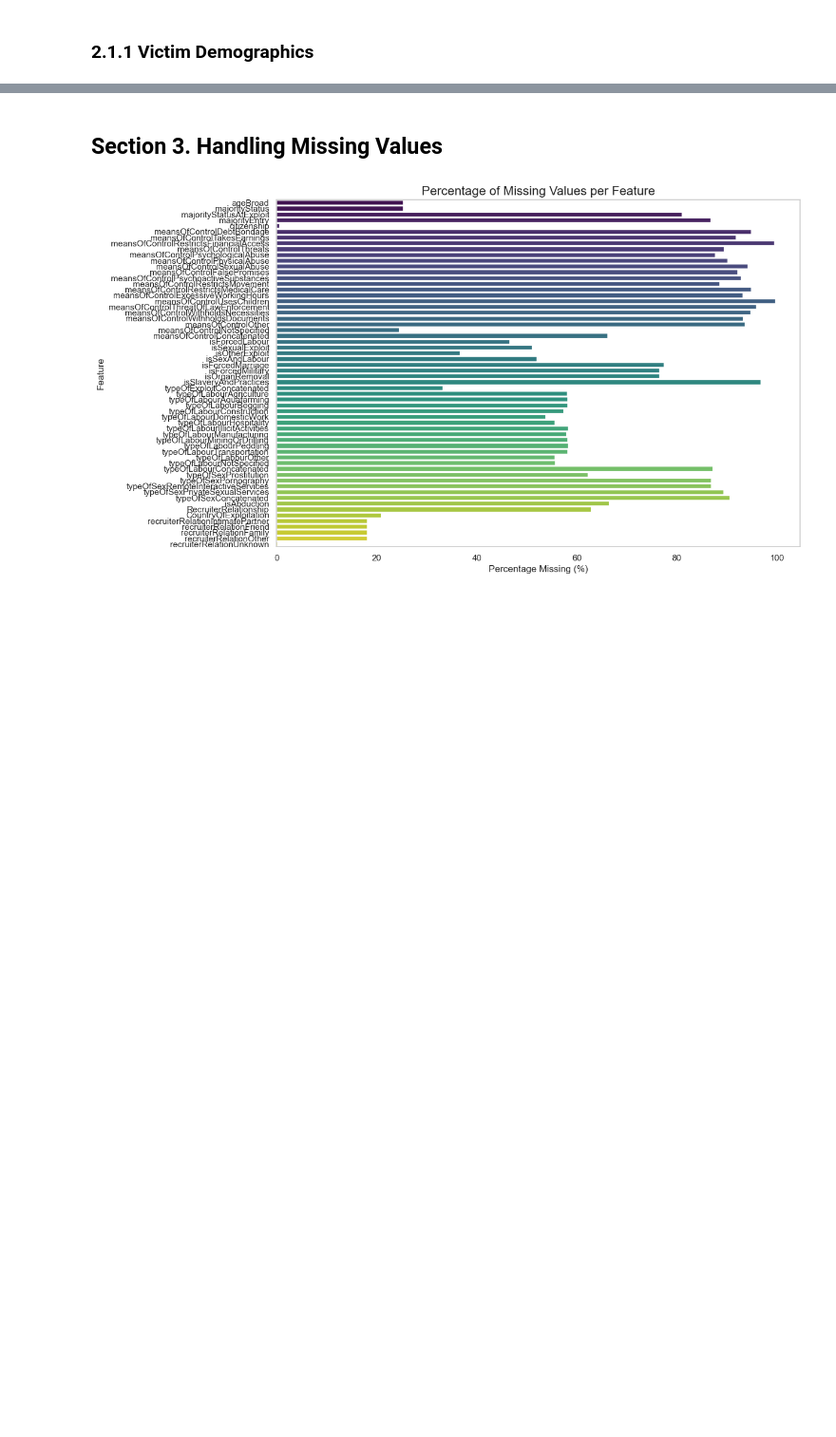
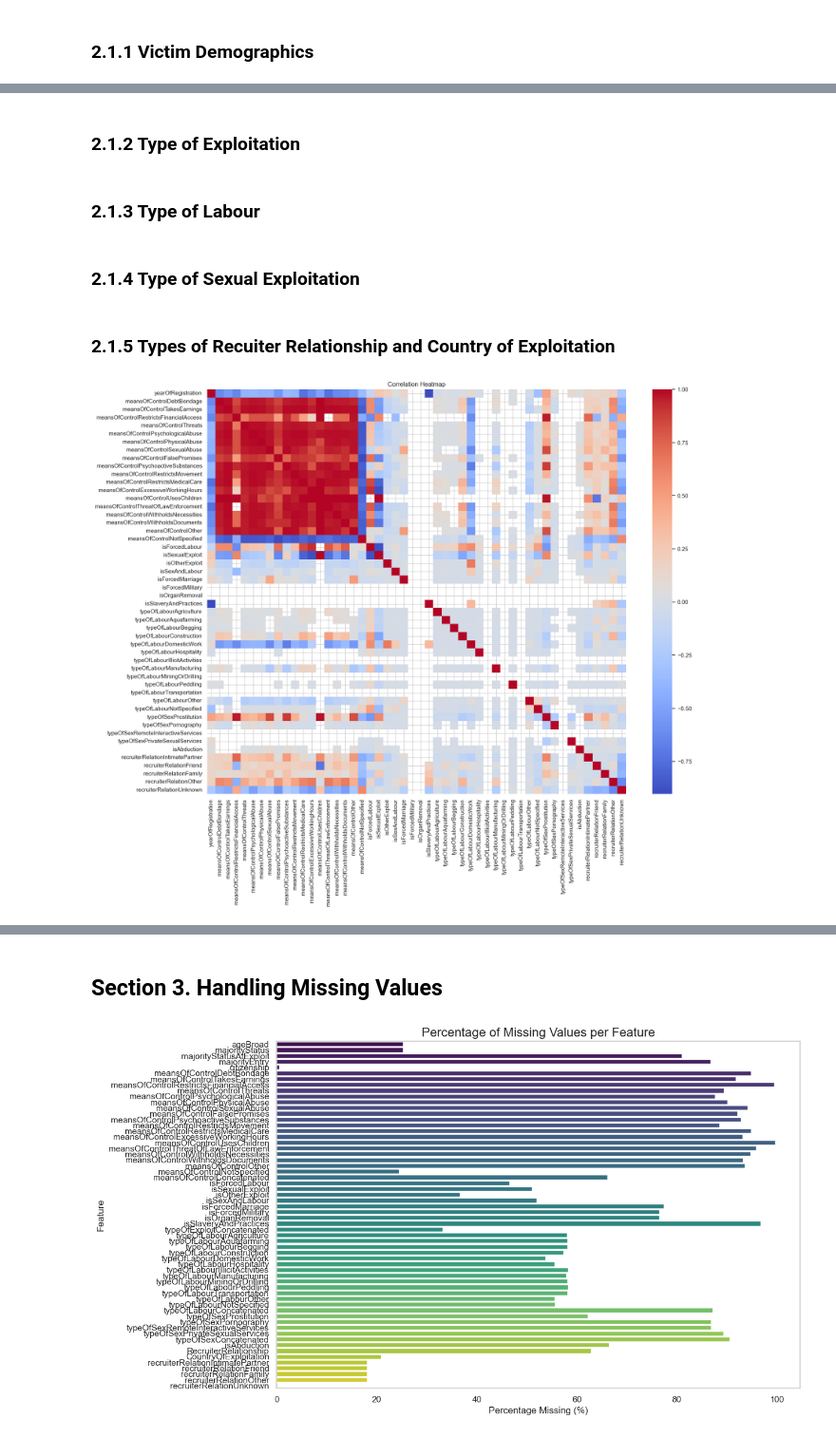
Before and after one commit to BartmossMurphy2077/MLgroupAssignement, a Jupyter notebook: notebook.ipynb, the cells around one changed output, grey strips where cells are left out. Shown at 95% size. Saved outputs shown, nothing was run; the diff lists cells and outputs as text; code cells hidden in the pictures; blank space fills up the shorter version.

```diff
--- a/notebook.ipynb
+++ b/notebook.ipynb
@@ -1927,0 +467,8 @@ fig.show()
+# %% [markdown]
+### 2.1.2 Type of Exploitation
+# %% [markdown]
+### 2.1.3 Type of Labour
+# %% [markdown]
+### 2.1.4 Type of Sexual Exploitation
+# %% [markdown]
+### 2.1.5 Types of Recuiter Relationship and Country of Exploitation
@@ -1927,0 +485,7 @@ fig.show()
+# %%
+plt.figure(figsize=(18, 14))
+sns.heatmap(df.corr(numeric_only=True), cmap='coolwarm', annot=False)
+plt.title("Correlation Heatmap")
+plt.show()
+# %% [output]
+[figure, added]
```
Also changed, not shown: parts of 105 cells of this notebook, 1 other file.
